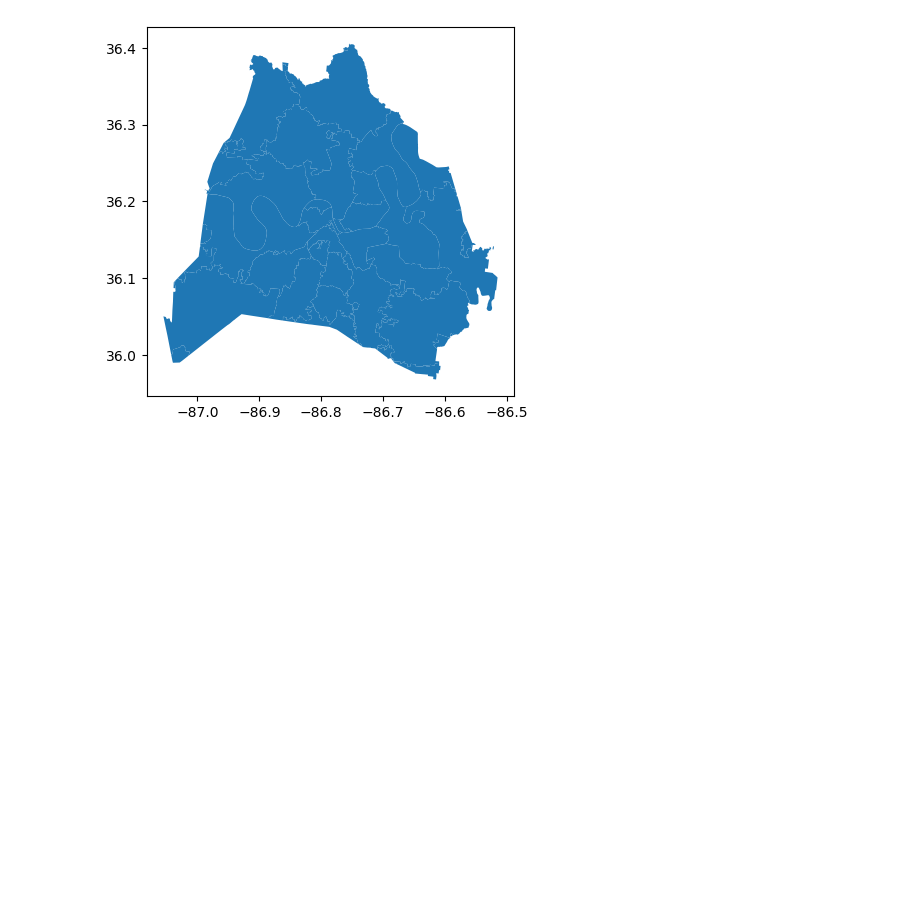
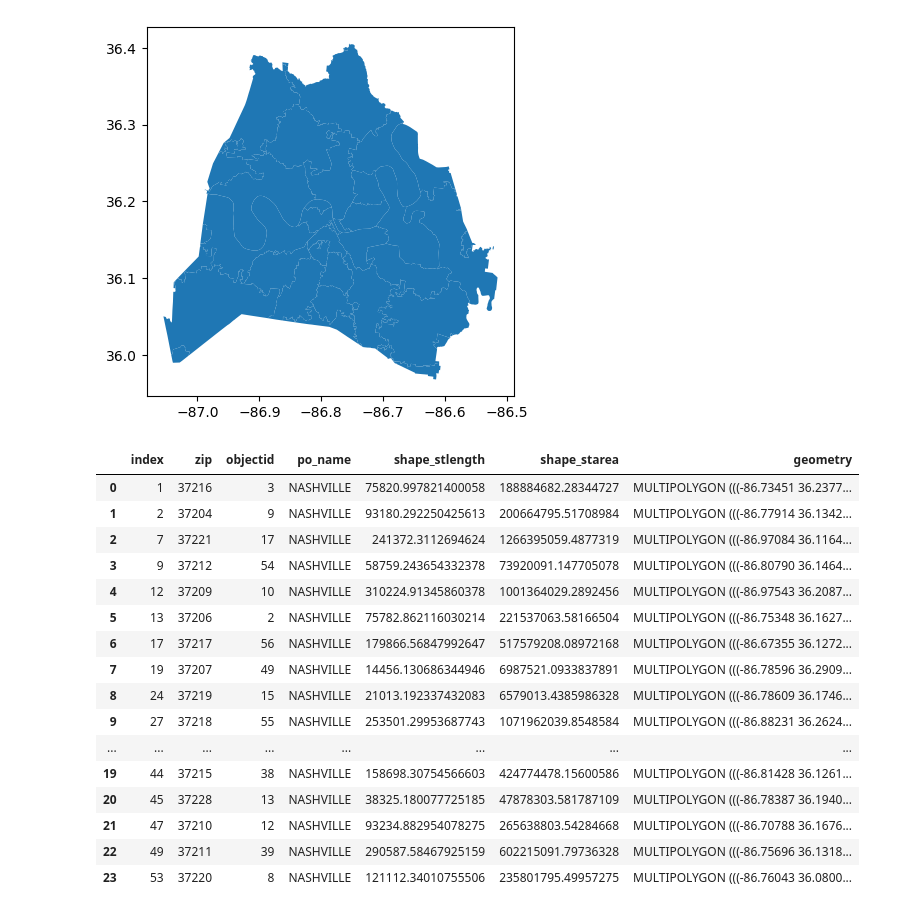
Before and after one commit to Luna-Agora/caps, a Jupyter notebook: notebooks/davidson_geo_folium.ipynb, the cells around one changed output. Saved outputs shown, nothing was run; the diff lists cells and outputs as text; code cells hidden in the pictures; blank space fills up the shorter version.

```diff
--- a/notebooks/davidson_geo_folium.ipynb
+++ b/notebooks/davidson_geo_folium.ipynb
@@ -13,3 +13,24 @@ zip = gpd.read_file('../data/zipcodes.geojson')
 zip.plot();
 # %% [output]
 [figure]
+# %%
+nash_zip = zip.loc[zip['po_name'] == 'NASHVILLE']
+nash_zip.reset_index()
+# %% [output]
+|  | index | zip | objectid | po_name | shape_stlength | shape_starea | geometry |
+| 0 | 1 | 37216 | 3 | NASHVILLE | 75820.997821400058 | 188884682.28344727 | MULTIPOLYGON (((-86.73451 36.2377... |
+| 1 | 2 | 37204 | 9 | NASHVILLE | 93180.292250425613 | 200664795.51708984 | MULTIPOLYGON (((-86.77914 36.1342... |
+| 2 | 7 | 37221 | 17 | NASHVILLE | 241372.3112694624 | 1266395059.4877319 | MULTIPOLYGON (((-86.97084 36.1164... |
+| 3 | 9 | 37212 | 54 | NASHVILLE | 58759.243654332378 | 73920091.147705078 | MULTIPOLYGON (((-86.80790 36.1464... |
+| 4 | 12 | 37209 | 10 | NASHVILLE | 310224.91345860378 | 1001364029.2892456 | MULTIPOLYGON (((-86.97543 36.2087... |
+| 5 | 13 | 37206 | 2 | NASHVILLE | 75782.862116030214 | 221537063.58166504 | MULTIPOLYGON (((-86.75348 36.1627... |
+| 6 | 17 | 37217 | 56 | NASHVILLE | 179866.56847992647 | 517579208.08972168 | MULTIPOLYGON (((-86.67355 36.1272... |
+| 7 | 19 | 37207 | 49 | NASHVILLE | 14456.130686344946 | 6987521.0933837891 | MULTIPOLYGON (((-86.78596 36.2909... |
+| 8 | 24 | 37219 | 15 | NASHVILLE | 21013.192337432083 | 6579013.4385986328 | MULTIPOLYGON (((-86.78609 36.1746... |
+| 9 | 27 | 37218 | 55 | NASHVILLE | 253501.29953687743 | 1071962039.8548584 | MULTIPOLYGON (((-86.88231 36.2624... |
+| ... | ... | ... | ... | ... | ... | ... | ... |
+| 19 | 44 | 37215 | 38 | NASHVILLE | 158698.30754566603 | 424774478.15600586 | MULTIPOLYGON (((-86.81428 36.1261... |
+| 20 | 45 | 37228 | 13 | NASHVILLE | 38325.180077725185 | 47878303.581787109 | MULTIPOLYGON (((-86.78387 36.1940... |
+| 21 | 47 | 37210 | 12 | NASHVILLE | 93234.882954078275 | 265638803.54284668 | MULTIPOLYGON (((-86.70788 36.1676... |
+| 22 | 49 | 37211 | 39 | NASHVILLE | 290587.58467925159 | 602215091.79736328 | MULTIPOLYGON (((-86.75696 36.1318... |
+| 23 | 53 | 37220 | 8 | NASHVILLE | 121112.34010755506 | 235801795.49957275 | MULTIPOLYGON (((-86.76043 36.0800... |
```
Also changed, not shown: parts of 4 cells of this notebook, 1 other file.
